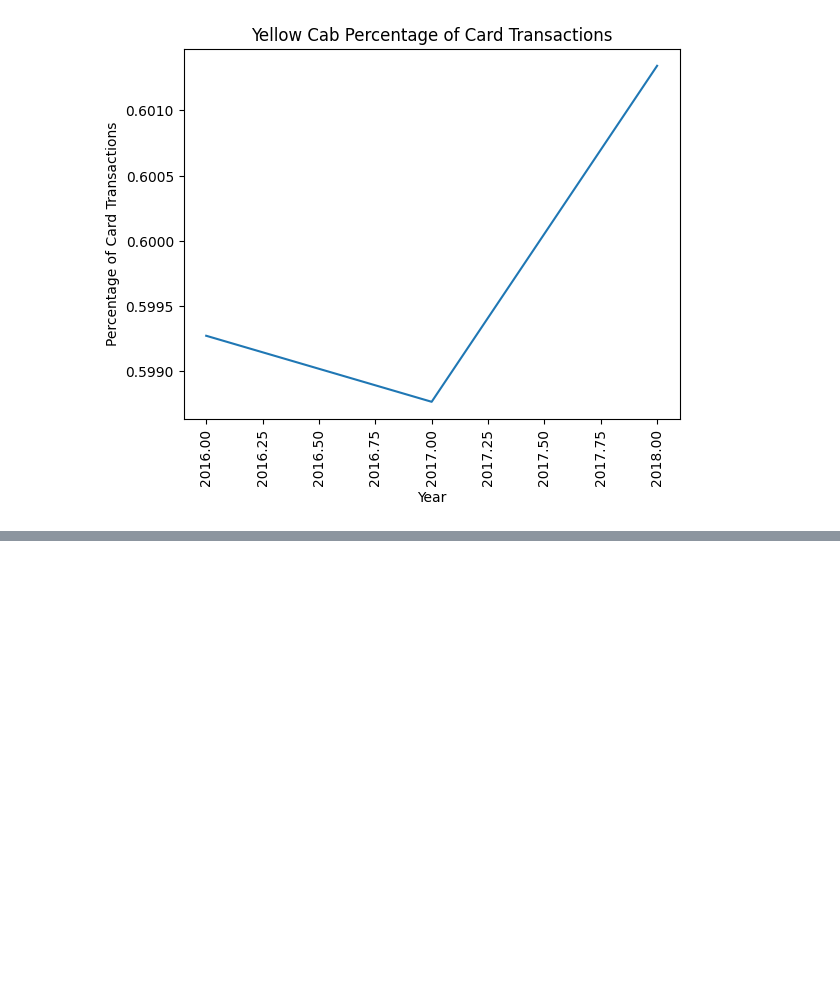
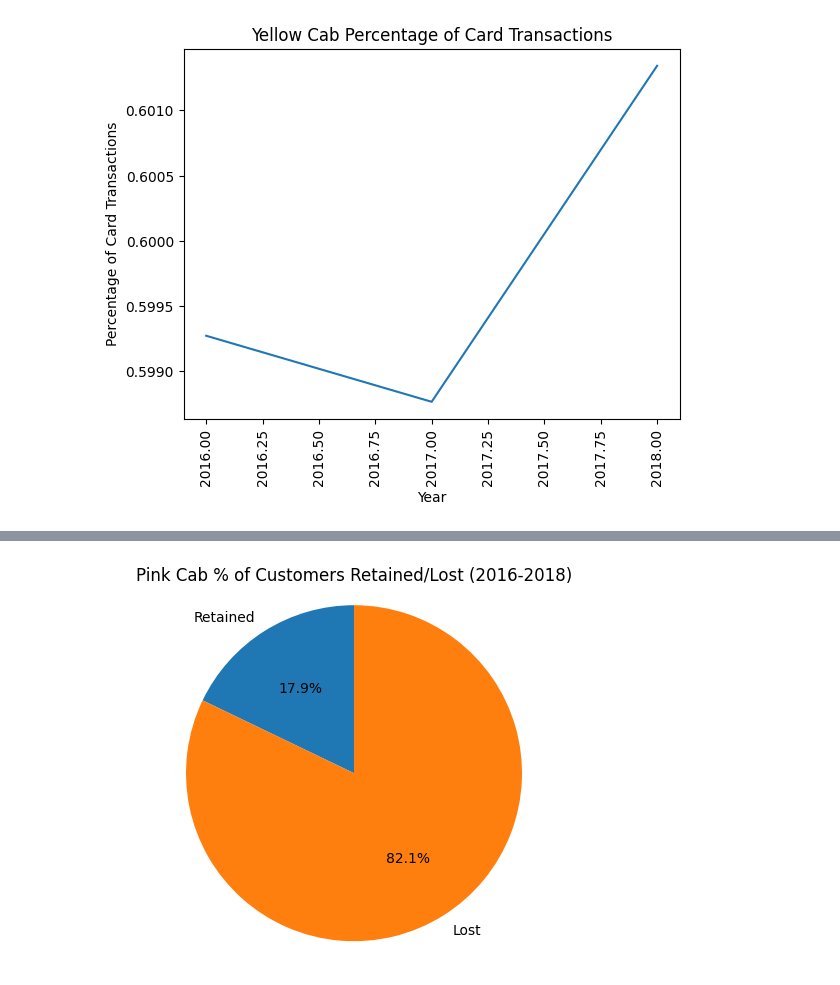
Before and after one commit to VAweng02/Data_Glacier, a Jupyter notebook: Week2/EDA_Notebook.ipynb, the cells around one changed output, grey strips where cells are left out. Saved outputs shown, nothing was run; the diff lists cells and outputs as text; code cells hidden in the pictures; blank space fills up the shorter version.

```diff
--- a/Week2/EDA_Notebook.ipynb
+++ b/Week2/EDA_Notebook.ipynb
@@ -368,12 +372,0 @@ plt.show()
-# %%
-# Hypothesis: Does age and income affect the number of times they used a cab?
-
-corr_age_rides = master_data['Age'].corr(master_data['Number of Rides'])
-corr_income_rides = master_data['Income (USD/Month)'].corr(master_data['Number of Rides'])
-
-print("Correlation between age and Number of Rides:", corr_age_rides)
-print("Correlation between income and Number of Rides:", corr_income_rides)
-
-master_data['AgeIncome'] = master_data['Age'] * master_data['Income (USD/Month)']
-corr_ageincome_rides = master_data['AgeIncome'].corr(master_data['Number of Rides'])
-print("Correlation between (age,income) and Number of Rides:", corr_ageincome_rides)
@@ -554,3 +543,77 @@ Yellow number of cash transactions in 2017: 38672
 Yellow number of cash transactions in 2018: 43319
 [figure]
 [figure]
+# %%
+# Hypothesis: Yellow Cab will retain higher % of customers between 2016 and 2018
+
+retained_customers = master_data.groupby(['Company', 'Customer ID'])['Year'].nunique()
+retained_counts = retained_customers.groupby('Company').apply(lambda x: sum(x == 3))
+lost_counts = retained_customers.groupby('Company').apply(lambda x: sum(x < 3))
+
+print("Retained Customers:\n", retained_counts)
+print("\nLost Customers:\n", lost_counts)
+
+
+pink_data = [5775, 26555]
+pink_labels = ['Retained', 'Lost']
+plt.figure()
+plt.pie(pink_data, labels=pink_labels, autopct='%1.1f%%', startangle=90)
+plt.title('Pink Cab % of Customers Retained/Lost (2016-2018)')
+plt.axis('equal')
+plt.show()
+
+yellow_data = [15883, 24013]
+yellow_labels = ['Retained', 'Lost']
+plt.figure()
+plt.pie(yellow_data, labels=yellow_labels, autopct='%1.1f%%', startangle=90)
+plt.title('Yellow Cab % of Customers Retained/Lost ')
+plt.axis('equal')
+plt.show()
+
+
+
+# Hypothesis: Yellow Cab will have a higher increase in average number of transactions with the same customers
+
+pink_cab_2016 = master_data[(master_data['Company'] == 'Pink Cab') & (master_data['Year'] == 2016)]
+pink_customer_counts_2016 = pink_cab_2016.groupby('Customer ID')['Customer ID'].count().mean()
+
+pink_cab_2017 = master_data[(master_data['Company'] == 'Pink Cab') & (master_data['Year'] == 2017)]
+pink_customer_counts_2017 = pink_cab_2017.groupby('Customer ID')['Customer ID'].count().mean()
+
+pink_cab_2018 = master_data[(master_data['Company'] == 'Pink Cab') & (master_data['Year'] == 2018)]
+pink_customer_counts_2018 = pink_cab_2018.groupby('Customer ID')['Customer ID'].count().mean()
+
+
+print("Average number of times a Customer called a Pink Cab in 2016:", pink_customer_counts_2016)
+print("Average number of times a Customer called a Pink Cab in 2017:", pink_customer_counts_2017)
+print("Average number of times a Customer called a Pink Cab in 2018:", pink_customer_counts_2018)
+
+
+
+yellow_cab_2016 = master_data[(master_data['Company'] == 'Yellow Cab') & (master_data['Year'] == 2016)]
+yellow_customer_counts_2016 = yellow_cab_2016.groupby('Customer ID')['Customer ID'].count().mean()
+
+yellow_cab_2017 = master_data[(master_data['Company'] == 'Yellow Cab') & (master_data['Year'] == 2017)]
+yellow_customer_counts_2017 = yellow_cab_2017.groupby('Customer ID')['Customer ID'].count().mean()
+
+yellow_cab_2018 = master_data[(master_data['Company'] == 'Yellow Cab') & (master_data['Year'] == 2018)]
+yellow_customer_counts_2018 = yellow_cab_2018.groupby('Customer ID')['Customer ID'].count().mean()
+
+
+print("Average number of times a Customer called a Yellow Cab in 2016:", yellow_customer_counts_2016)
+print("Average number of times a Customer called a Yellow Cab in 2017:", yellow_customer_counts_2017)
+print("Average number of times a Customer called a Yellow Cab in 2018:", yellow_customer_counts_2018)
+
+pink_customer_counts = [pink_customer_counts_2016, pink_customer_counts_2017, pink_customer_counts_2018]
+yellow_customer_counts = [yellow_customer_counts_2016, yellow_customer_counts_2017, yellow_customer_counts_2018]
+
+years = [2016, 2017, 2018]
+plt.plot(years, pink_customer_counts, label='Pink Cab')
+plt.plot(years, yellow_customer_counts, label='Yellow Cab')
+plt.xlabel('Year')
+plt.ylabel('Average number of times a customer called a cab')
+plt.title('Average Customer Calls per Year')
+plt.legend()
+plt.xticks(rotation=90)
+plt.show()
+# %% [output]
@@ -556,0 +631 @@ Yellow number of cash transactions in 2018: 43319
+[figure, added]
```
Also changed, not shown: parts of 5 cells of this notebook.
